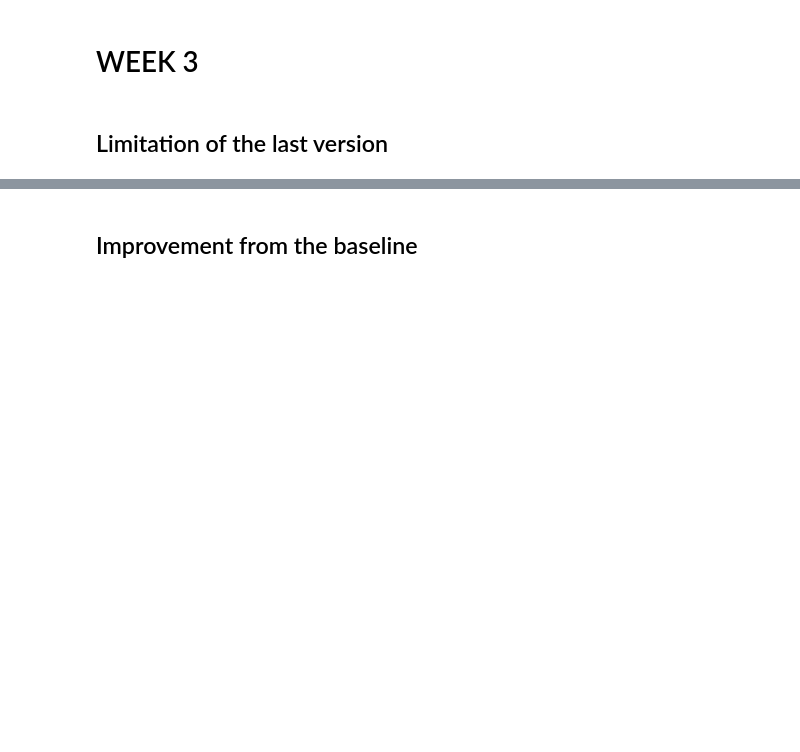
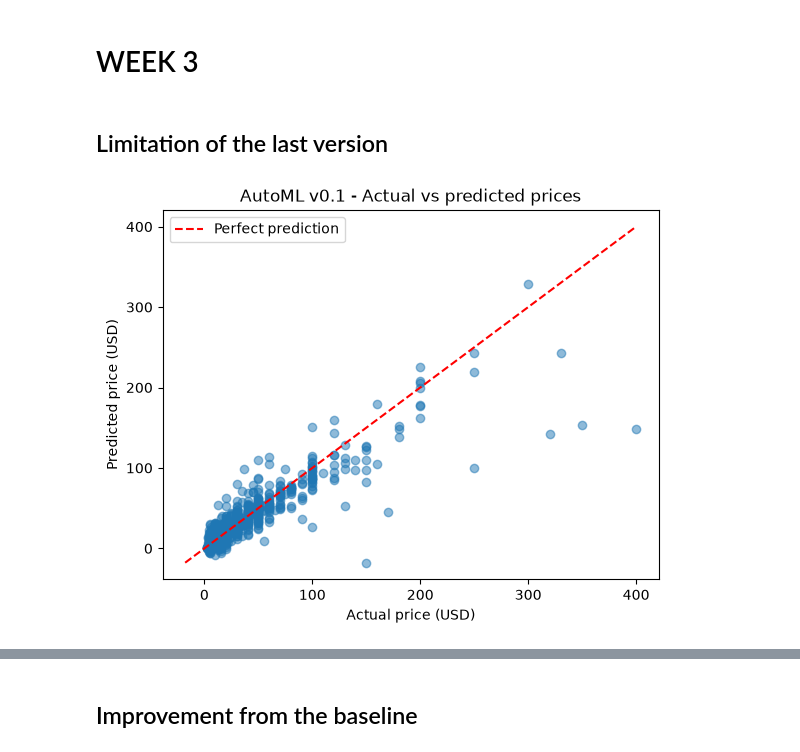
Before and after one commit to Erwanb10/LEGO_price_forecast, a Jupyter notebook: week2.ipynb, the cells around one changed output, grey strips where cells are left out. Drawn from its saved outputs; the diff is of its cells as text; code cells hidden in the pictures; blank space fills up the shorter version.

Commit message:
Limitation of AutoMLv0.1

```diff
--- a/week2.ipynb
+++ b/week2.ipynb
@@ -689,3 +681,24 @@ display(results.round(3))
 # WEEK 3
 # %% [markdown]
 ## Limitation of the last version
+# %%
+# Actual vs predicted prices
+plt.scatter(y_val, automl_pred, alpha=0.5)
+
+min_price = min(y_val.min(), automl_pred.min())
+max_price = max(y_val.max(), automl_pred.max())
+
+plt.plot(
+    [min_price, max_price],
+    [min_price, max_price],
+    'r--',
+    label='Perfect prediction'
+)
+
+plt.xlabel("Actual price (USD)")
+plt.ylabel("Predicted price (USD)")
+plt.title("AutoML v0.1 - Actual vs predicted prices")
+plt.legend()
+plt.show()
+# %% [output]
+[figure, added]
```
Also changed, not shown: parts of 6 cells of this notebook.
